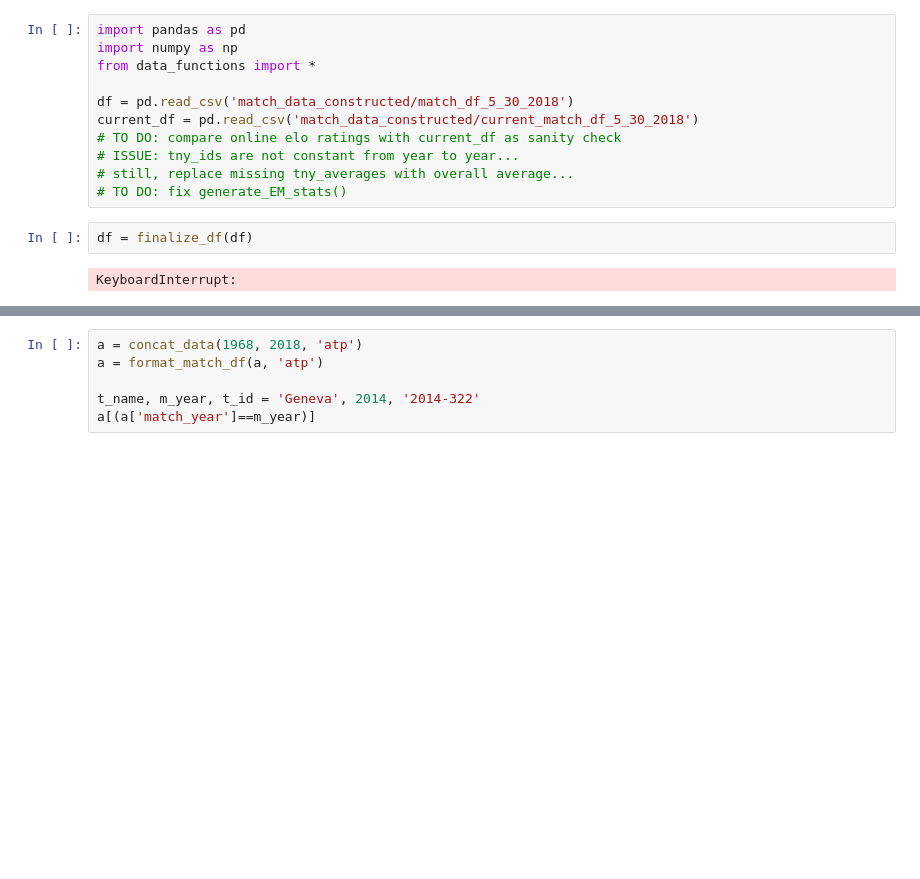
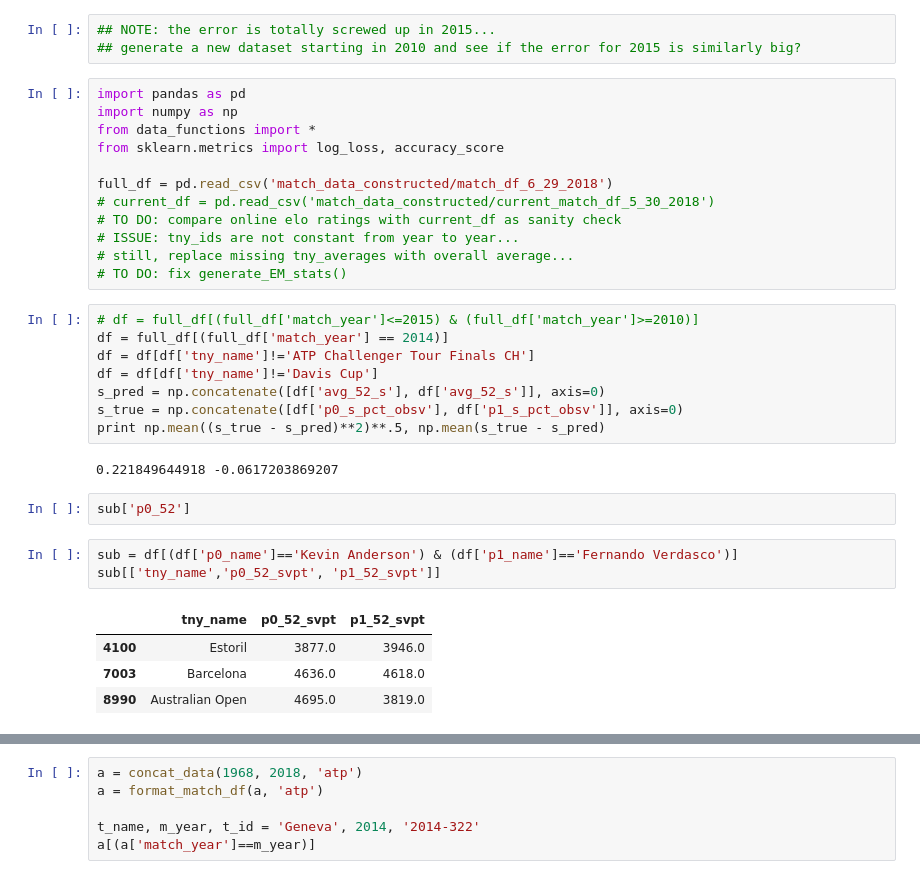
Before and after one commit to jgollub1/tennis_probs_live, a Jupyter notebook: test.ipynb, the cells around one changed output, grey strips where cells are left out. Drawn from its saved outputs; the diff is of its cells as text; blank space fills up the shorter version.

```diff
--- a/test.ipynb
+++ b/test.ipynb
@@ -1,15 +1,35 @@
+# %%
+## NOTE: the error is totally screwed up in 2015...
+## generate a new dataset starting in 2010 and see if the error for 2015 is similarly big?
 # %%
 import pandas as pd
 import numpy as np
 from data_functions import *
+from sklearn.metrics import log_loss, accuracy_score
 
-df = pd.read_csv('match_data_constructed/match_df_5_30_2018')
-current_df = pd.read_csv('match_data_constructed/current_match_df_5_30_2018')
+full_df = pd.read_csv('match_data_constructed/match_df_6_29_2018')
+# current_df = pd.read_csv('match_data_constructed/current_match_df_5_30_2018')
 # TO DO: compare online elo ratings with current_df as sanity check
 # ISSUE: tny_ids are not constant from year to year...
 # still, replace missing tny_averages with overall average...
 # TO DO: fix generate_EM_stats()
-# %%
-df = finalize_df(df)
-# %% [output]
-KeyboardInterrupt:
+# %%
+# df = full_df[(full_df['match_year']<=2015) & (full_df['match_year']>=2010)]
+df = full_df[(full_df['match_year'] == 2014)]
+df = df[df['tny_name']!='ATP Challenger Tour Finals CH']
+df = df[df['tny_name']!='Davis Cup']
+s_pred = np.concatenate([df['avg_52_s'], df['avg_52_s']], axis=0)
+s_true = np.concatenate([df['p0_s_pct_obsv'], df['p1_s_pct_obsv']], axis=0)
+print np.mean((s_true - s_pred)**2)**.5, np.mean(s_true - s_pred)
+# %% [output]
+0.221849644918 -0.0617203869207
+# %%
+sub['p0_52']
+# %%
+sub = df[(df['p0_name']=='Kevin Anderson') & (df['p1_name']=='Fernando Verdasco')]
+sub[['tny_name','p0_52_svpt', 'p1_52_svpt']]
+# %% [output]
+|  | tny_name | p0_52_svpt | p1_52_svpt |
+| 4100 | Estoril | 3877.0 | 3946.0 |
+| 7003 | Barcelona | 4636.0 | 4618.0 |
+| 8990 | Australian Open | 4695.0 | 3819.0 |
```
Also changed, not shown: parts of 6 cells of this notebook, 7 other files.
